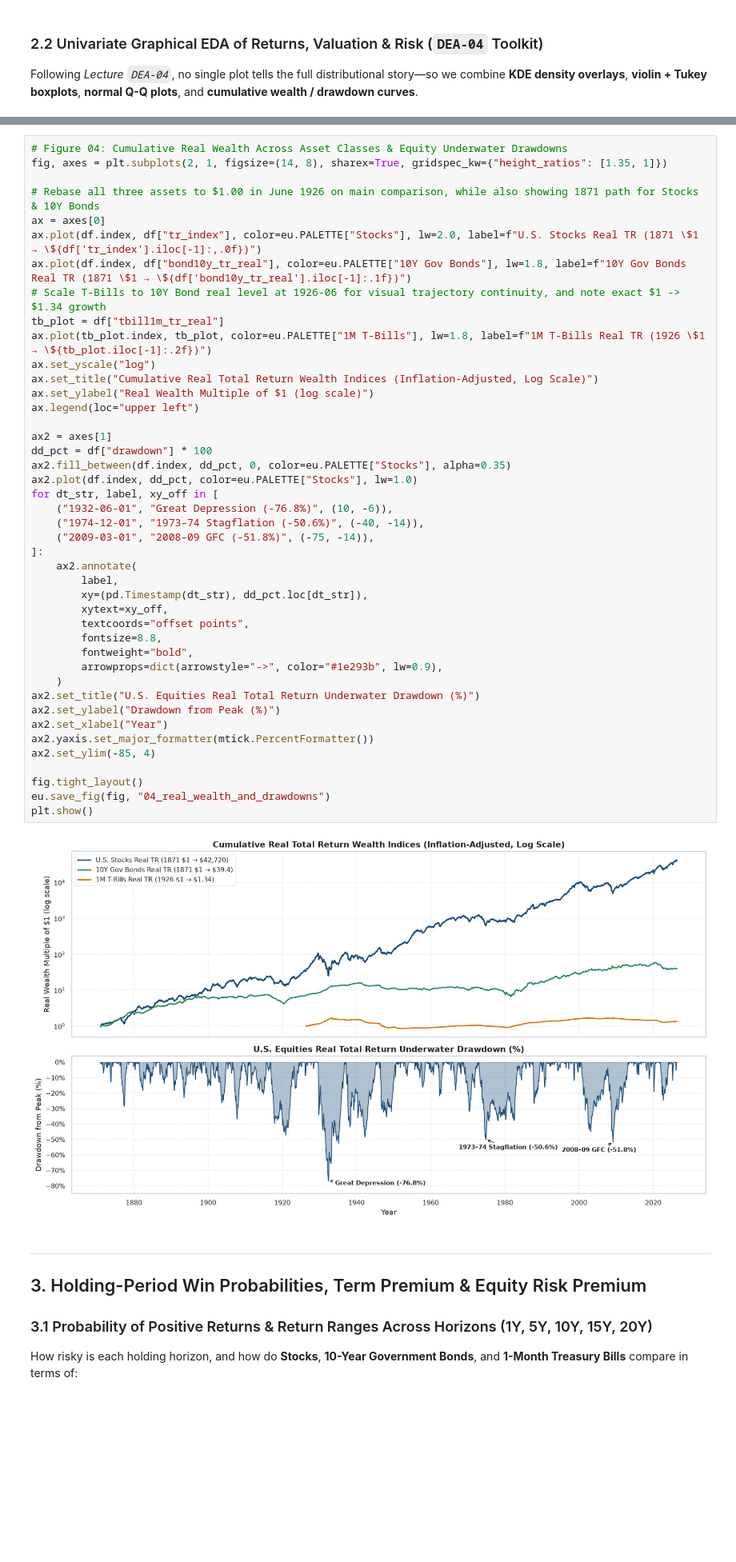
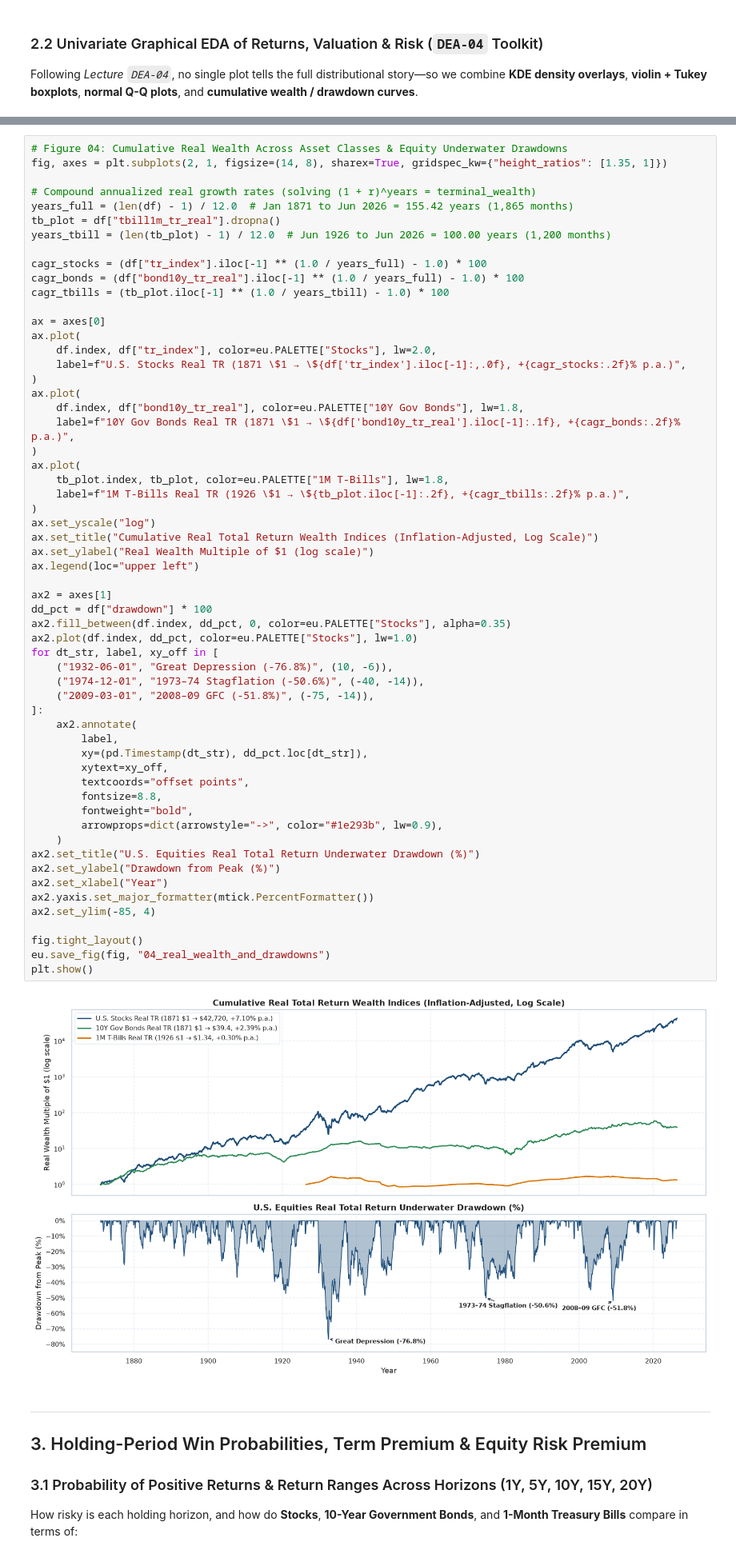
Before and after one commit to Prokaee/Datapipelines_Projekt, a Jupyter notebook: 02_eda.ipynb, the cells around one changed output, grey strips where cells are left out. Shown at 80% size. Cells and saved outputs as stored; diff of their text form; blank space fills up the shorter version.

Commit message:
eda: updated 02_eda.ipynb, 02_eda.html, 04_real_wealth_and_drawdowns.png, and README.md to show the compound annualized real returns (% p.a.) directly in the legend

```diff
--- a/02_eda.ipynb
+++ b/02_eda.ipynb
@@ -353,47 +353,62 @@ plt.show()
 # Figure 04: Cumulative Real Wealth Across Asset Classes & Equity Underwater Drawdowns
 fig, axes = plt.subplots(2, 1, figsize=(14, 8), sharex=True, gridspec_kw={"height_ratios": [1.35, 1]})
 
-# Rebase all three assets to $1.00 in June 1926 on main comparison, while also showing 1871 path for Stocks & 10Y Bonds
+# Compound annualized real growth rates (solving (1 + r)^years = terminal_wealth)
+years_full = (len(df) - 1) / 12.0  # Jan 1871 to Jun 2026 = 155.42 years (1,865 months)
+tb_plot = df["tbill1m_tr_real"].dropna()
+years_tbill = (len(tb_plot) - 1) / 12.0  # Jun 1926 to Jun 2026 = 100.00 years (1,200 months)
+
+cagr_stocks = (df["tr_index"].iloc[-1] ** (1.0 / years_full) - 1.0) * 100
+cagr_bonds = (df["bond10y_tr_real"].iloc[-1] ** (1.0 / years_full) - 1.0) * 100
+cagr_tbills = (tb_plot.iloc[-1] ** (1.0 / years_tbill) - 1.0) * 100
+
 ax = axes[0]
-ax.plot(df.index, df["tr_index"], color=eu.PALETTE["Stocks"], lw=2.0, label=f"U.S. Stocks Real TR (1871 \$1 → \${df['tr_index'].iloc[-1]:,.0f})")
-ax.plot(df.index, df["bond10y_tr_real"], color=eu.PALETTE["10Y Gov Bonds"], lw=1.8, label=f"10Y Gov Bonds Real TR (1871 \$1 → \${df['bond10y_tr_real'].iloc[-1]:.1f})")
-# Scale T-Bills to 10Y Bond real level at 1926-06 for visual trajectory continuity, and note exact $1 -> $1.34 growth
-tb_plot = df["tbill1m_tr_real"]
-ax.plot(tb_plot.index, tb_plot, color=eu.PALETTE["1M T-Bills"], lw=1.8, label=f"1M T-Bills Real TR (1926 \$1 → \${tb_plot.iloc[-1]:.2f})")
+ax.plot(
+    df.index, df["tr_index"], color=eu.PALETTE["Stocks"], lw=2.0,
+    label=f"U.S. Stocks Real TR (1871 \$1 → \${df['tr_index'].iloc[-1]:,.0f}, +{cagr_stocks:.2f}% p.a.)",
+)
+ax.plot(
+    df.index, df["bond10y_tr_real"], color=eu.PALETTE["10Y Gov Bonds"], lw=1.8,
+    label=f"10Y Gov Bonds Real TR (1871 \$1 → \${df['bond10y_tr_real'].iloc[-1]:.1f}, +{cagr_bonds:.2f}% p.a.)",
+)
+ax.plot(
+    tb_plot.index, tb_plot, color=eu.PALETTE["1M T-Bills"], lw=1.8,
+    label=f"1M T-Bills Real TR (1926 \$1 → \${tb_plot.iloc[-1]:.2f}, +{cagr_tbills:.2f}% p.a.)",
+)
 ax.set_yscale("log")
 ax.set_title("Cumulative Real Total Return Wealth Indices (Inflation-Adjusted, Log Scale)")
 ax.set_ylabel("Real Wealth Multiple of $1 (log scale)")
 ax.legend(loc="upper left")
 
 ax2 = axes[1]
 dd_pct = df["drawdown"] * 100
 ax2.fill_between(df.index, dd_pct, 0, color=eu.PALETTE["Stocks"], alpha=0.35)
 ax2.plot(df.index, dd_pct, color=eu.PALETTE["Stocks"], lw=1.0)
 for dt_str, label, xy_off in [
     ("1932-06-01", "Great Depression (-76.8%)", (10, -6)),
     ("1974-12-01", "1973–74 Stagflation (-50.6%)", (-40, -14)),
     ("2009-03-01", "2008–09 GFC (-51.8%)", (-75, -14)),
 ]:
     ax2.annotate(
         label,
         xy=(pd.Timestamp(dt_str), dd_pct.loc[dt_str]),
         xytext=xy_off,
         textcoords="offset points",
         fontsize=8.8,
         fontweight="bold",
         arrowprops=dict(arrowstyle="->", color="#1e293b", lw=0.9),
     )
 ax2.set_title("U.S. Equities Real Total Return Underwater Drawdown (%)")
 ax2.set_ylabel("Drawdown from Peak (%)")
 ax2.set_xlabel("Year")
 ax2.yaxis.set_major_formatter(mtick.PercentFormatter())
 ax2.set_ylim(-85, 4)
 
 fig.tight_layout()
 eu.save_fig(fig, "04_real_wealth_and_drawdowns")
 plt.show()
 # %% [output]
-[figure, old version]
+[figure, new version]
 # %% [markdown]
 ---
 ## 3. Holding-Period Win Probabilities, Term Premium & Equity Risk Premium
```
Also changed, not shown: 4 other files.
